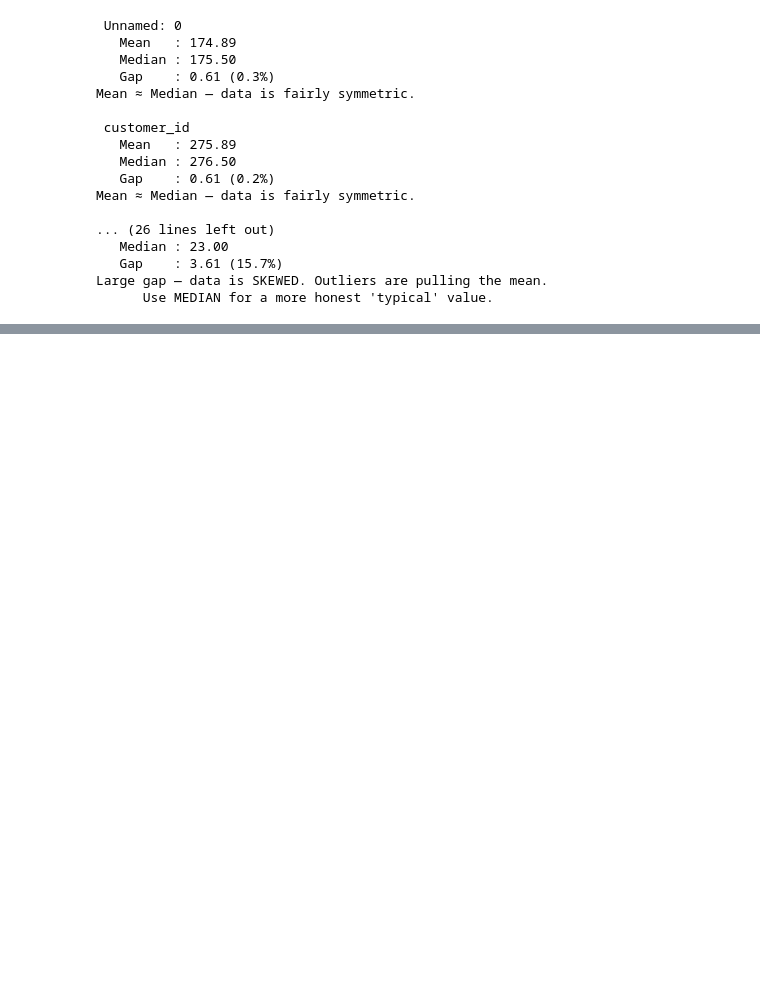
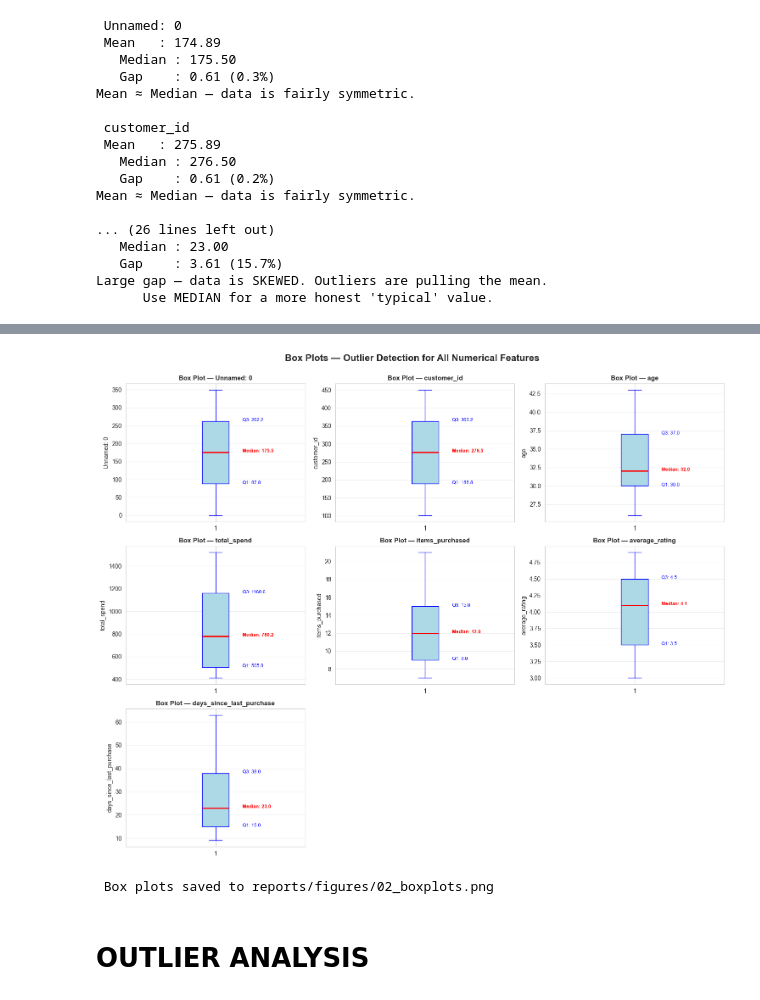
Before and after one commit to suzzzel5/E-Commerce-Customer-Analytics, a Jupyter notebook: notebooks/data_exploration.ipynb, the cells around one changed output, grey strips where cells are left out. Saved outputs shown, nothing was run; the diff lists cells and outputs as text; code cells hidden in the pictures; blank space fills up the shorter version.

Commit message:
complete day 2 - deep visual exploration and correlation analysis

```diff
--- a/notebooks/data_exploration.ipynb
+++ b/notebooks/data_exploration.ipynb
@@ -390,0 +408,59 @@ df.to_csv("../data/ecommerece-backup.csv",index=False)
+# %%
+# - Most customers: $50 - $500
+# - One customer: $50,000
+#
+# That $50,000 is an OUTLIER. It could be:
+# a) A data entry error (someone typed extra zeros)
+# b) A real VIP customer (gold mine!)
+# c) A business account (should be analyzed separately)
+#
+# You MUST identify outliers before analyzing further.
+# They can completely distort your analysis.
+
+num_cols = df.select_dtypes(include=[np.number]).columns.tolist()
+# Calculate layout
+n_cols = 3
+n_cols = (len(num_cols)+n_cols-1)// n_cols
+
+fig, axes = plt.subplots(n_rows, n_cols, figsize=(15, n_rows * 4))
+axes = axes.flatten()
+
+for i, col in enumerate(num_cols):
+     # Create box plot
+     axes[i].boxplot(df[col].dropna(), vert=True, patch_artist=True,
+                    boxprops=dict(facecolor='lightblue', color='blue'),
+                    medianprops=dict(color='red', linewidth=2),
+                    whiskerprops=dict(color='blue'),
+                    capprops=dict(color='blue'),
+                    flierprops=dict(marker='o', markerfacecolor='red',
+                                   markersize=5, alpha=0.5))
+
+     axes[i].set_title(f'Box Plot — {col}', fontweight='bold', fontsize=11)
+     axes[i].set_ylabel(col)
+     axes[i].grid(axis='y', alpha=0.3)
+
+     # Add statistics as text on the plot
+     q1 = df[col].quantile(0.25)
+     q3 = df[col].quantile(0.75)
+     median = df[col].median()
+
+     axes[i].text(1.15, q1, f'Q1: {q1:.1f}', fontsize=8, color='blue')
+     axes[i].text(1.15, median, f'Median: {median:.1f}', fontsize=8, color='red', fontweight='bold')
+     axes[i].text(1.15, q3, f'Q3: {q3:.1f}', fontsize=8, color='blue')
+
+# Hide empty subplots
+for j in range(len(num_cols), len(axes)):
+     axes[j].set_visible(False)
+
+plt.suptitle('Box Plots — Outlier Detection for All Numerical Features',
+               fontsize=16, fontweight='bold', y=1.00)
+plt.tight_layout()
+plt.savefig('../reports/figures/02_boxplots.png', dpi=150, bbox_inches='tight')
+plt.show()
+
+print(" Box plots saved to reports/figures/02_boxplots.png")
+# %% [output]
+[figure, added]
+ Box plots saved to reports/figures/02_boxplots.png
+# %% [markdown]
+# OUTLIER ANALYSIS
```
Also changed, not shown: parts of 16 cells of this notebook, 5 other files.
